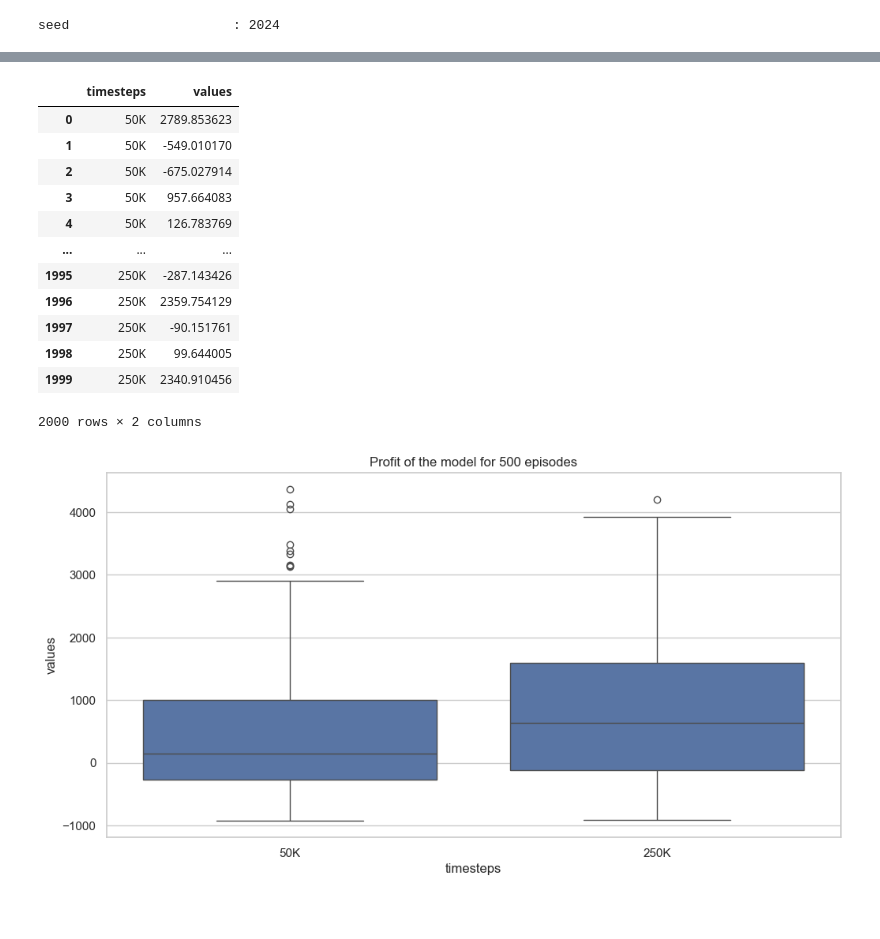
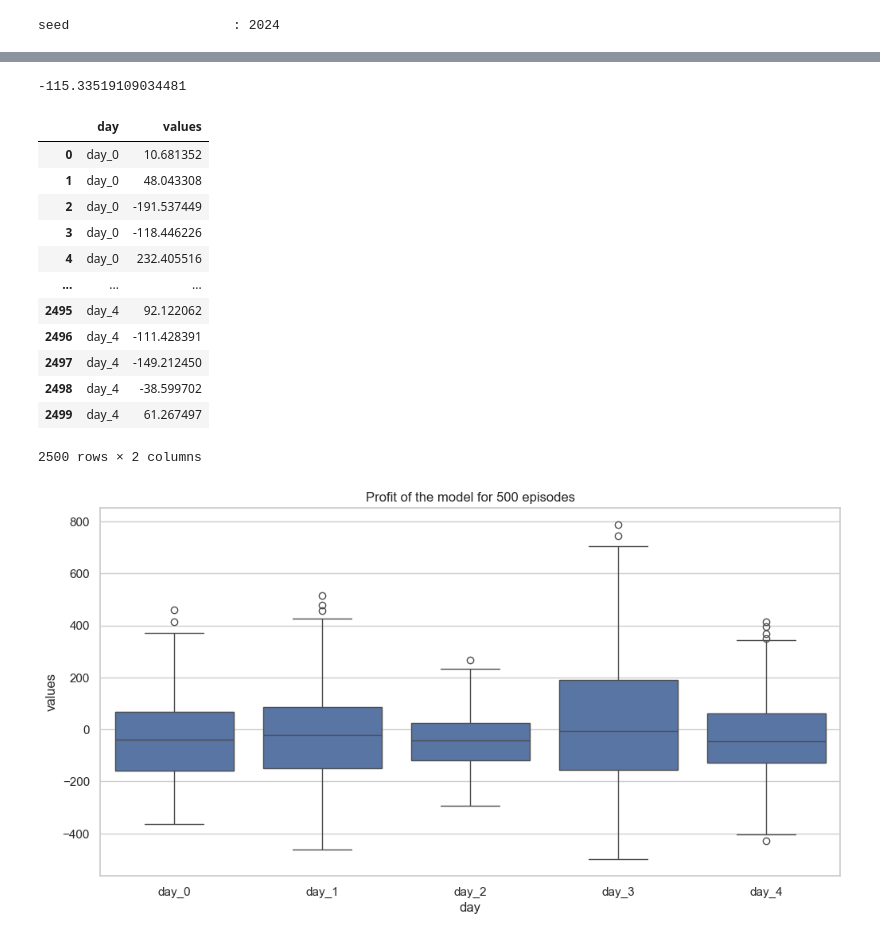
Before and after one commit to lilfetz22/Trading, a Jupyter notebook: saving_tested_model.ipynb, the cells around one changed output, grey strips where cells are left out. Cells and saved outputs as stored; diff of their text form; code cells hidden in the pictures; blank space fills up the shorter version.

```diff
--- a/saving_tested_model.ipynb
+++ b/saving_tested_model.ipynb
@@ -486,0 +591,2 @@ orders_df_dict['0'].Profit.sum()
+# %%
+total_learning_timesteps = 250 * 1000
@@ -486,0 +632,2 @@ orders_df_dict['0'].Profit.sum()
+# %%
+len(slices_1hr[0].append(slices_1hr_ready))
@@ -537,0 +765,5 @@ timesteps_test_df
+# %%
+timesteps_test_df = pd.DataFrame(reward_over_tests, columns=['day_0', 'day_24', 'day_48', 'day_72', 'day_96'])
+# rename the columns day_0, day_1, etc.
+timesteps_test_df.columns = [f'day_{i}' for i in range(0, 5)]
+timesteps_test_df
@@ -538,31 +784,39 @@ timesteps_test_df
+# %%
+minimums = []
+for col in timesteps_test_df.columns:
+    minimums.append(timesteps_test_df[col].mean())
+# find the sum of minimums
+sum(minimums)
+# %% [output]
+-115.33519109034481
 # %%
 # transform the dataframe to be a long dataframe where the columns 50K and 250K are in a column called timesteps and the values are in a second column called values
-timesteps_test_df_long = pd.melt(timesteps_test_df, var_name='timesteps', value_name='values')
+timesteps_test_df_long = pd.melt(timesteps_test_df, var_name='day', value_name='values')
 timesteps_test_df_long
 # %% [output]
-|  | timesteps | values |
-| 0 | 50K | 2789.853623 |
-| 1 | 50K | -549.010170 |
-| 2 | 50K | -675.027914 |
-| 3 | 50K | 957.664083 |
-| 4 | 50K | 126.783769 |
+|  | day | values |
+| 0 | day_0 | 10.681352 |
+| 1 | day_0 | 48.043308 |
+| 2 | day_0 | -191.537449 |
+| 3 | day_0 | -118.446226 |
+| 4 | day_0 | 232.405516 |
 | ... | ... | ... |
-| 1995 | 250K | -287.143426 |
-| 1996 | 250K | 2359.754129 |
-| 1997 | 250K | -90.151761 |
-| 1998 | 250K | 99.644005 |
-| 1999 | 250K | 2340.910456 |
+| 2495 | day_4 | 92.122062 |
+| 2496 | day_4 | -111.428391 |
+| 2497 | day_4 | -149.212450 |
+| 2498 | day_4 | -38.599702 |
+| 2499 | day_4 | 61.267497 |
-2000 rows × 2 columns
+2500 rows × 2 columns
 # %%
 
 # plot the timesteps_test_df results with the index on the x axis and the values for the columns as the y axis and the column names as the color of the dots
 sns.set(style="whitegrid")
 plt.figure(figsize=(12, 6))
-sns.boxplot(x='timesteps', y='values', data=timesteps_test_df_long)
+sns.boxplot(x='day', y='values', data=timesteps_test_df_long)
 plt.title(f'Profit of the model for {num_episodes} episodes')
 plt.show()
 # %% [output]
-[figure, old version]
+[figure, new version]
 # %%
 data_path = 'C:/Users/WilliamFetzner/Documents/Trading/gym_mtsim_forked/gym_mtsim/data/symbols_forex_1hr_1_1_24_4_25_24 copy.pkl'
 new_data_path = data_path.replace('copy', 'validation')
```
Also changed, not shown: parts of 38 cells of this notebook, 1 other file.
